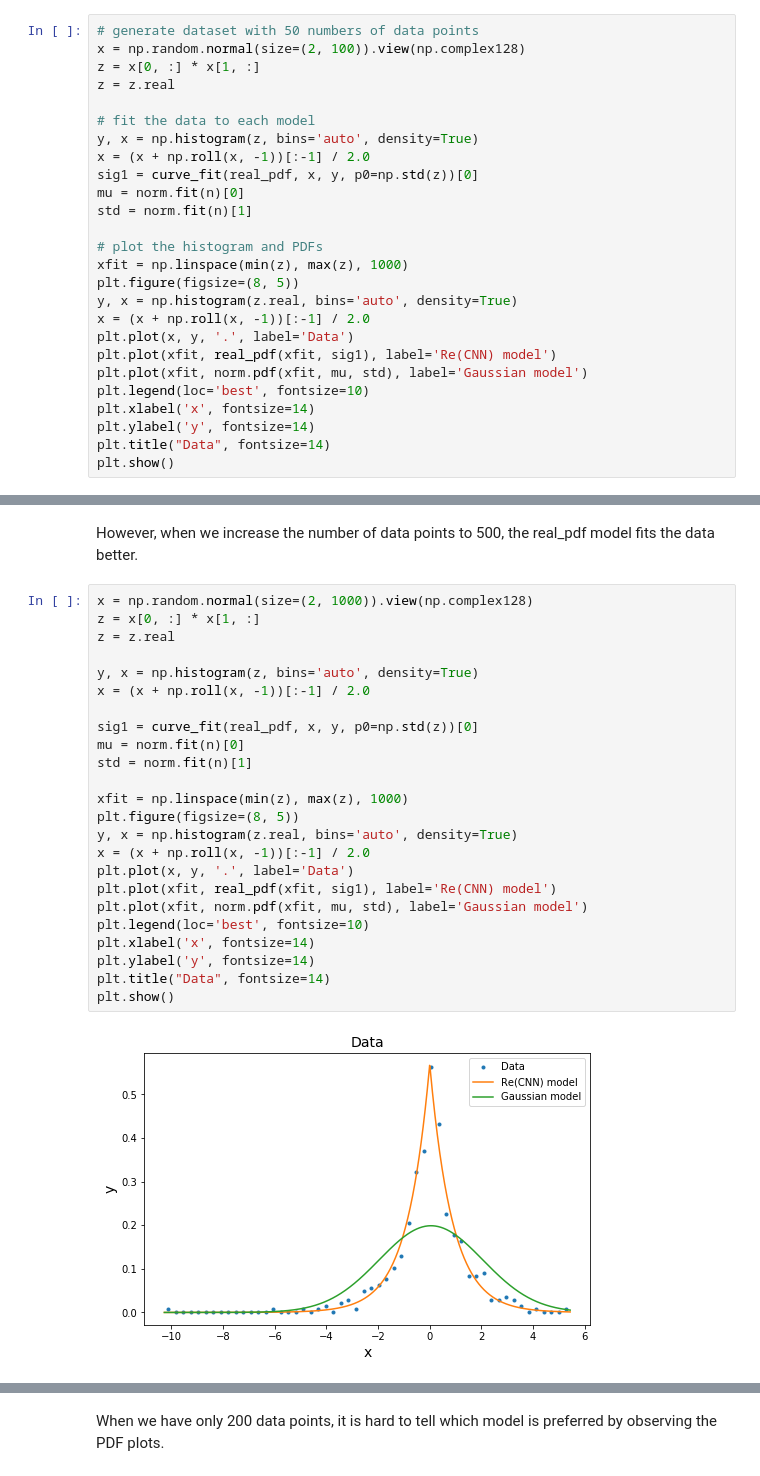
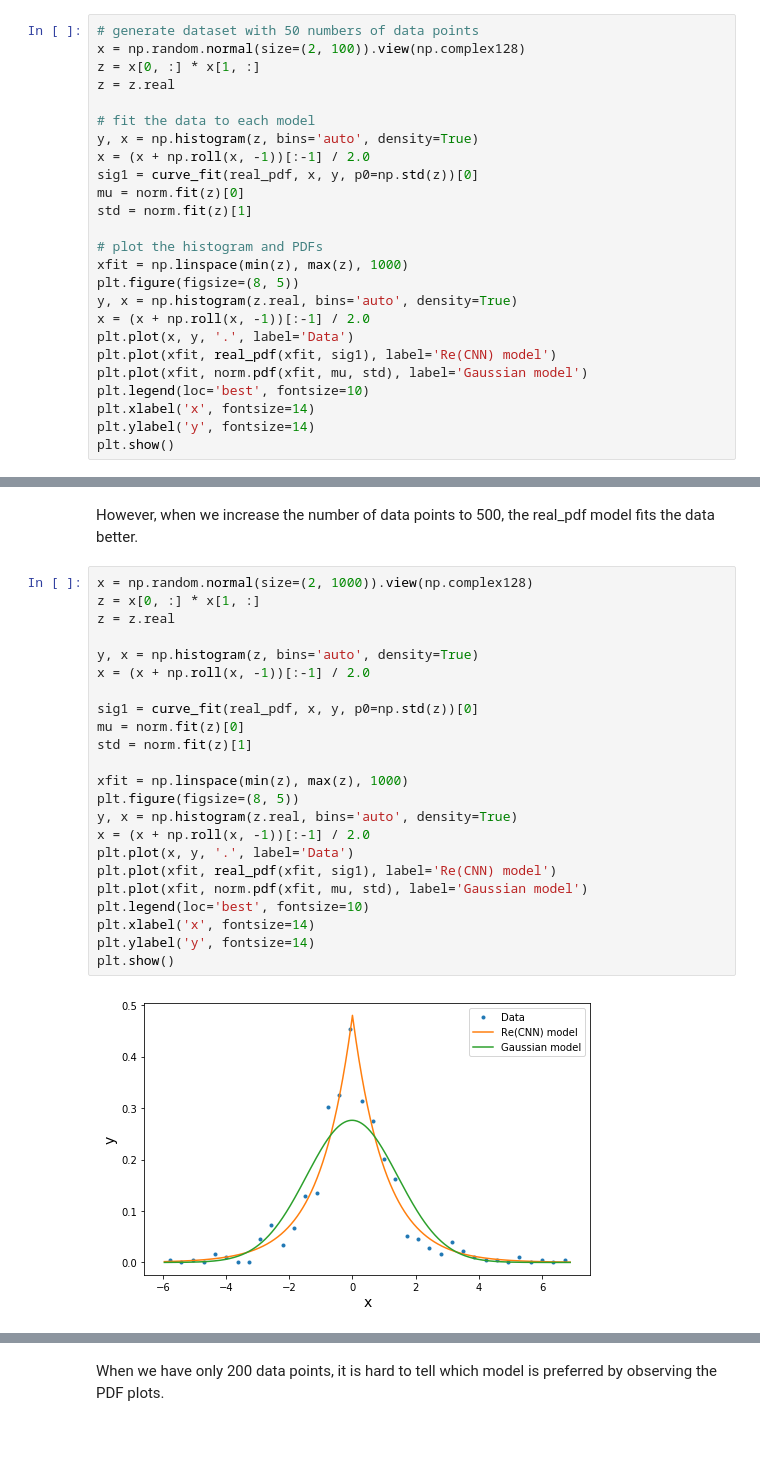
Before and after one commit to acliu/mcgill_sandbox, a Jupyter notebook: dixin/BIC_bayes_factor.ipynb, the cells around one changed output, grey strips where cells are left out. Saved outputs shown, nothing was run; the diff lists cells and outputs as text; blank space fills up the shorter version.

```diff
--- a/dixin/BIC_bayes_factor.ipynb
+++ b/dixin/BIC_bayes_factor.ipynb
@@ -119,8 +119,8 @@ z = z.real
 y, x = np.histogram(z, bins='auto', density=True)
 x = (x + np.roll(x, -1))[:-1] / 2.0
 sig1 = curve_fit(real_pdf, x, y, p0=np.std(z))[0]
-mu = norm.fit(n)[0]
-std = norm.fit(n)[1]
+mu = norm.fit(z)[0]
+std = norm.fit(z)[1]
 
 # plot the histogram and PDFs
 xfit = np.linspace(min(z), max(z), 1000)
@@ -133,6 +133,5 @@ plt.plot(xfit, norm.pdf(xfit, mu, std), label='Gaussian model')
 plt.legend(loc='best', fontsize=10)
 plt.xlabel('x', fontsize=14)
 plt.ylabel('y', fontsize=14)
-plt.title("Data", fontsize=14)
 plt.show()
 # %% [output]
@@ -142,29 +141,28 @@ However, when we increase the number of data points to 500, the real_pdf model f
 # %%
 x = np.random.normal(size=(2, 1000)).view(np.complex128)
 z = x[0, :] * x[1, :]
 z = z.real
 
 y, x = np.histogram(z, bins='auto', density=True)
 x = (x + np.roll(x, -1))[:-1] / 2.0
 
 sig1 = curve_fit(real_pdf, x, y, p0=np.std(z))[0]
-mu = norm.fit(n)[0]
-std = norm.fit(n)[1]
+mu = norm.fit(z)[0]
+std = norm.fit(z)[1]
 
 xfit = np.linspace(min(z), max(z), 1000)
 plt.figure(figsize=(8, 5))
 y, x = np.histogram(z.real, bins='auto', density=True)
 x = (x + np.roll(x, -1))[:-1] / 2.0
 plt.plot(x, y, '.', label='Data')
 plt.plot(xfit, real_pdf(xfit, sig1), label='Re(CNN) model')
 plt.plot(xfit, norm.pdf(xfit, mu, std), label='Gaussian model')
 plt.legend(loc='best', fontsize=10)
 plt.xlabel('x', fontsize=14)
 plt.ylabel('y', fontsize=14)
-plt.title("Data", fontsize=14)
 plt.show()
 # %% [output]
-[figure, old version]
+[figure, new version]
 # %% [markdown]
 ## Example 2
 
```
Also changed, not shown: parts of 6 cells of this notebook.
